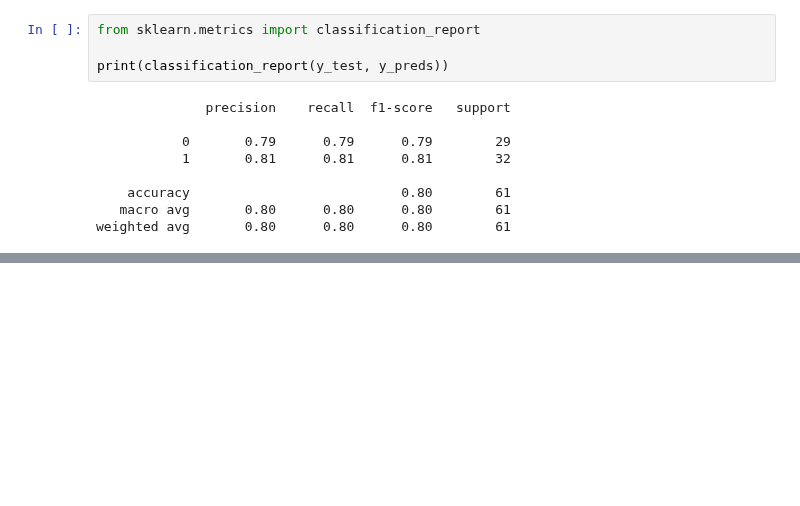
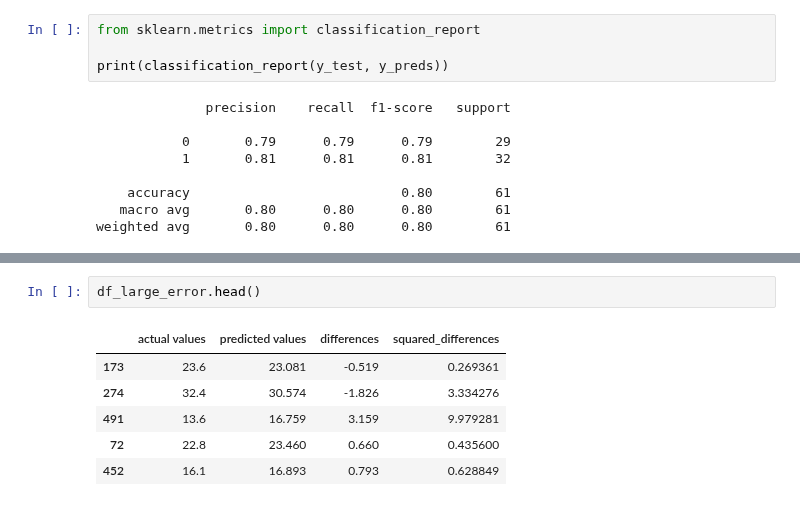
Before and after one commit to Jammal7/Introduction_to_Data_Science, a Jupyter notebook: ZTM/Scikit_Learn/Introduction to Scikit-Learn (sklearn).ipynb, the cells around one changed output, grey strips where cells are left out. Cells and saved outputs as stored; diff of their text form; blank space fills up the shorter version.

```diff
--- a/ZTM/Scikit_Learn/Introduction to Scikit-Learn (sklearn).ipynb
+++ b/ZTM/Scikit_Learn/Introduction to Scikit-Learn (sklearn).ipynb
@@ -1021,0 +1133,9 @@ To summarize classification metrics:
+# %%
+df_large_error.head()
+# %% [output]
+|  | actual values | predicted values | differences | squared_differences |
+| 173 | 23.6 | 23.081 | -0.519 | 0.269361 |
+| 274 | 32.4 | 30.574 | -1.826 | 3.334276 |
+| 491 | 13.6 | 16.759 | 3.159 | 9.979281 |
+| 72 | 22.8 | 23.460 | 0.660 | 0.435600 |
+| 452 | 16.1 | 16.893 | 0.793 | 0.628849 |
```
Also changed, not shown: parts of 26 cells of this notebook.
